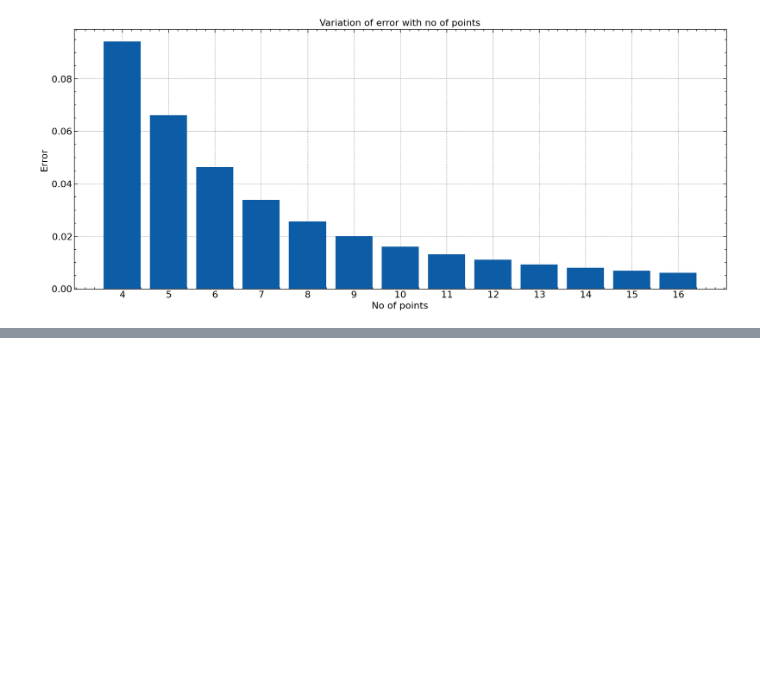
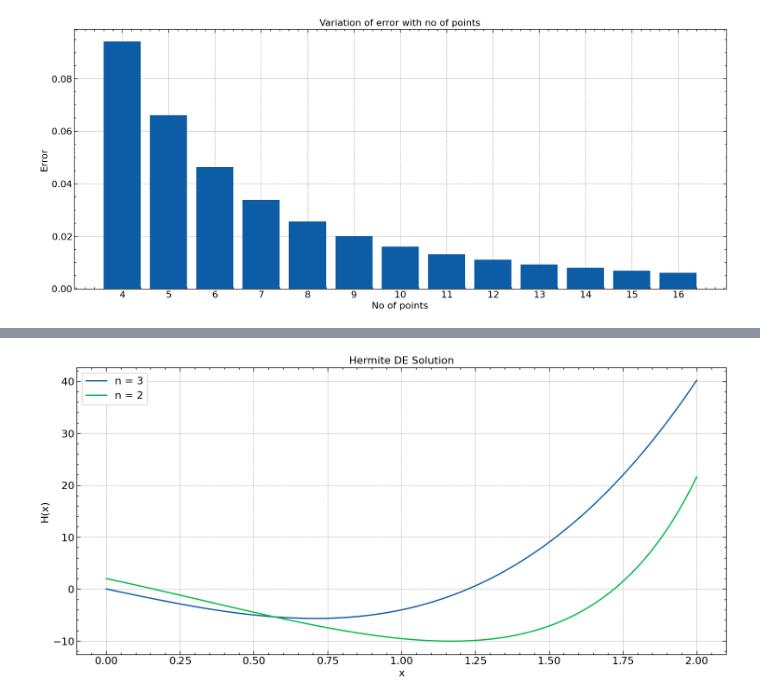
Before and after one commit to Souvik-0612/UnderGrad, a Jupyter notebook: 5th Sem/CollegeProject.ipynb, the cells around one changed output, grey strips where cells are left out. Saved outputs shown, nothing was run; the diff lists cells and outputs as text; code cells hidden in the pictures; blank space fills up the shorter version.

```diff
--- a/5th Sem/CollegeProject.ipynb
+++ b/5th Sem/CollegeProject.ipynb
@@ -87,0 +133,32 @@ plt.show()
+# %%
+def Hermite(xi, xf, N, n, yi, yf):  #B for boundary value at x < 0
+    x, h = np.linspace(xi, xf, N, retstep=True)
+    y = np.zeros((N)); yp = np.zeros((N))
+    y[0] = yi
+    m = -20
+    while m <= 4:
+        yp[0] = -12
+        #Euler method
+        for i in range(N-1):
+            y[i+1] = y[i] + h*yp[i]
+            yp[i+1] = yp[i] + h*(2*x[i]*yp[i] - 2*n*y[i])
+        # Tolerance
+        if abs(abs(yf) - abs(y[-1])) < 0.01:
+            break
+        m += 0.001
+    return x, y
+# %%
+xi, xf, N = 0, 2, 1000
+
+x1, y1 = Hermite(xi, xf, N, 3, 0, 40)
+x2, y2 = Hermite(xi, xf, N, 2, 2, 14)
+
+plt.figure(figsize=(18, 8))
+plt.title("Hermite DE Solution")
+plt.plot(x1, y1, label = r"n = 3")
+plt.plot(x2, y2, label = r"n = 2")
+plt.legend()
+plt.xlabel(r"x"); plt.ylabel(r"H(x)")
+plt.show()
+# %% [output]
+[figure, added]
```
Also changed, not shown: parts of 10 cells of this notebook, 1 other file.
